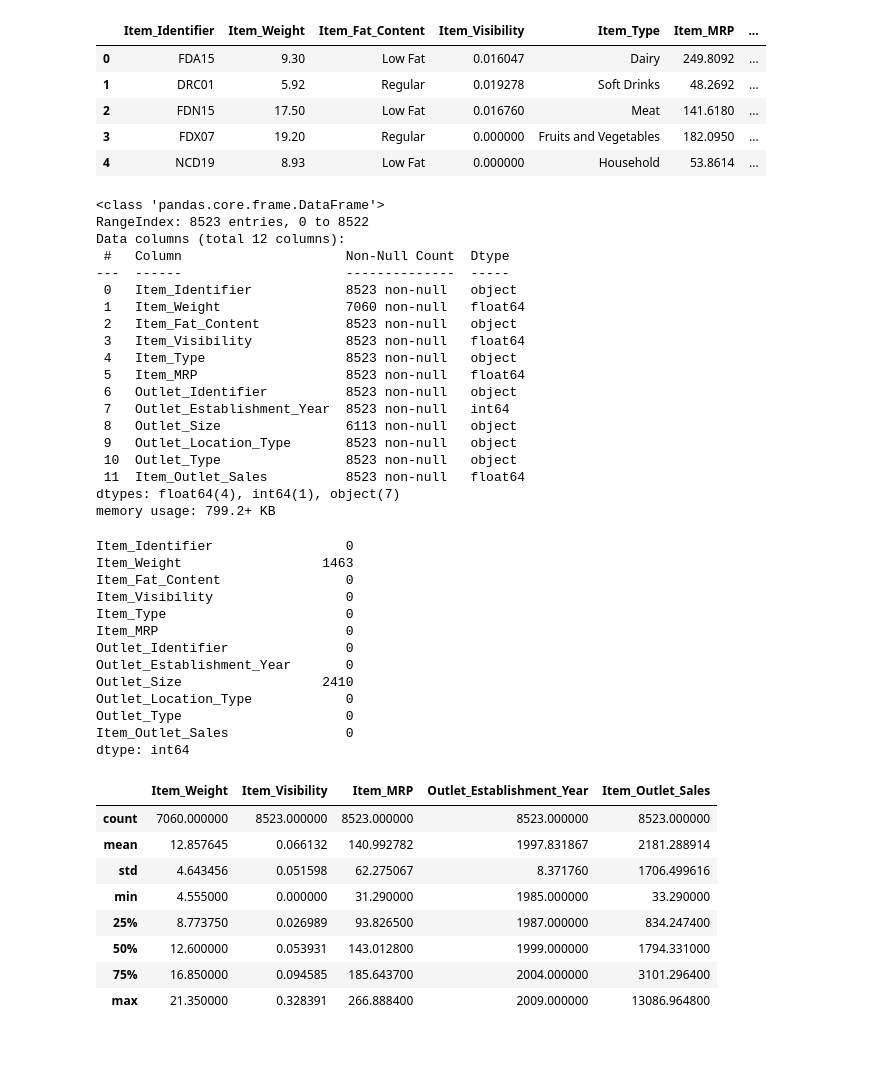
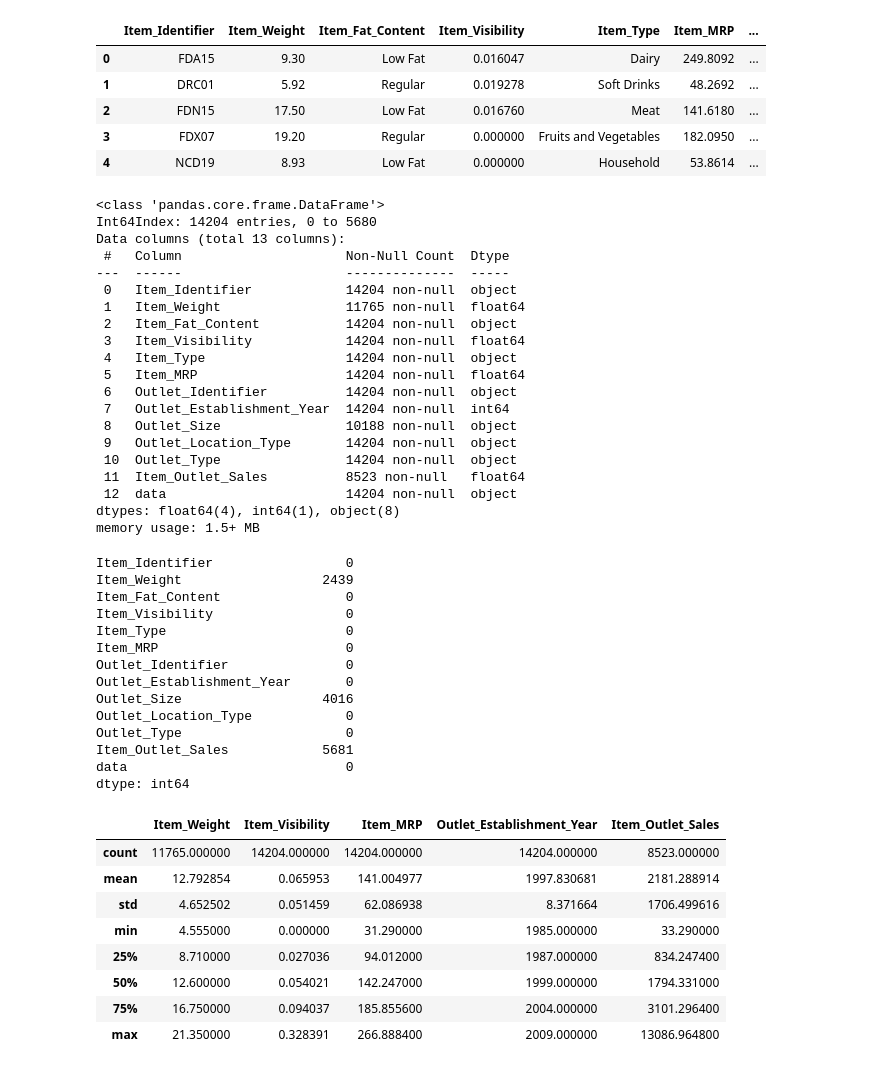
Before and after one commit to farshadsafa/Big-Mart-Sales-prediction, a Jupyter notebook: Big-Mart-Sales-prediction.ipynb, the cells around one changed output. Drawn from its saved outputs; the diff is of its cells as text; code cells hidden in the pictures.

```diff
--- a/Big-Mart-Sales-prediction.ipynb
+++ b/Big-Mart-Sales-prediction.ipynb
@@ -10 +11,8 @@ data=pd.read_csv("train.csv")
+# %%
+train=pd.read_csv("train.csv")
+test=pd.read_csv("test.csv")
+train['data']="train"
+test['data']="test"
+master=pd.concat([train, test])
+master_data=master.copy()
 # %%
@@ -17,55 +25,57 @@ data.head()
 | 3 | FDX07 | 19.20 | Regular | 0.000000 | Fruits and Vegetables | 182.0950 | ... |
 | 4 | NCD19 | 8.93 | Low Fat | 0.000000 | Household | 53.8614 | ... |
 # %%
-data.info()
+master.info()
 ##here we can see how many mising data we have plus the type of each variable.
 # %% [output]
 <class 'pandas.core.frame.DataFrame'>
-RangeIndex: 8523 entries, 0 to 8522
-Data columns (total 12 columns):
+Int64Index: 14204 entries, 0 to 5680
+Data columns (total 13 columns):
  #   Column                     Non-Null Count  Dtype
 ---  ------                     --------------  -----
- 0   Item_Identifier            8523 non-null   object
- 1   Item_Weight                7060 non-null   float64
- 2   Item_Fat_Content           8523 non-null   object
- 3   Item_Visibility            8523 non-null   float64
- 4   Item_Type                  8523 non-null   object
- 5   Item_MRP                   8523 non-null   float64
- 6   Outlet_Identifier          8523 non-null   object
- 7   Outlet_Establishment_Year  8523 non-null   int64
- 8   Outlet_Size                6113 non-null   object
- 9   Outlet_Location_Type       8523 non-null   object
- 10  Outlet_Type                8523 non-null   object
+ 0   Item_Identifier            14204 non-null  object
+ 1   Item_Weight                11765 non-null  float64
+ 2   Item_Fat_Content           14204 non-null  object
+ 3   Item_Visibility            14204 non-null  float64
+ 4   Item_Type                  14204 non-null  object
+ 5   Item_MRP                   14204 non-null  float64
+ 6   Outlet_Identifier          14204 non-null  object
+ 7   Outlet_Establishment_Year  14204 non-null  int64
+ 8   Outlet_Size                10188 non-null  object
+ 9   Outlet_Location_Type       14204 non-null  object
+ 10  Outlet_Type                14204 non-null  object
  11  Item_Outlet_Sales          8523 non-null   float64
-dtypes: float64(4), int64(1), object(7)
-memory usage: 799.2+ KB
+ 12  data                       14204 non-null  object
+dtypes: float64(4), int64(1), object(8)
+memory usage: 1.5+ MB
 # %%
-data.isnull().sum()
+master.isnull().sum()
 #making sure which variables have missing data.
 # %% [output]
 Item_Identifier                 0
-Item_Weight                  1463
+Item_Weight                  2439
 Item_Fat_Content                0
 Item_Visibility                 0
 Item_Type                       0
 Item_MRP                        0
 Outlet_Identifier               0
 Outlet_Establishment_Year       0
-Outlet_Size                  2410
+Outlet_Size                  4016
 Outlet_Location_Type            0
 Outlet_Type                     0
-Item_Outlet_Sales               0
+Item_Outlet_Sales            5681
+data                            0
 dtype: int64
 # %%
-data.describe()
+master.describe()
 #we can see that the item_weight and Item_MRP and Year are relatively well distributed
 # %% [output]
 |  | Item_Weight | Item_Visibility | Item_MRP | Outlet_Establishment_Year | Item_Outlet_Sales |
-| count | 7060.000000 | 8523.000000 | 8523.000000 | 8523.000000 | 8523.000000 |
-| mean | 12.857645 | 0.066132 | 140.992782 | 1997.831867 | 2181.288914 |
-| std | 4.643456 | 0.051598 | 62.275067 | 8.371760 | 1706.499616 |
+| count | 11765.000000 | 14204.000000 | 14204.000000 | 14204.000000 | 8523.000000 |
+| mean | 12.792854 | 0.065953 | 141.004977 | 1997.830681 | 2181.288914 |
+| std | 4.652502 | 0.051459 | 62.086938 | 8.371664 | 1706.499616 |
 | min | 4.555000 | 0.000000 | 31.290000 | 1985.000000 | 33.290000 |
-| 25% | 8.773750 | 0.026989 | 93.826500 | 1987.000000 | 834.247400 |
-| 50% | 12.600000 | 0.053931 | 143.012800 | 1999.000000 | 1794.331000 |
-| 75% | 16.850000 | 0.094585 | 185.643700 | 2004.000000 | 3101.296400 |
+| 25% | 8.710000 | 0.027036 | 94.012000 | 1987.000000 | 834.247400 |
+| 50% | 12.600000 | 0.054021 | 142.247000 | 1999.000000 | 1794.331000 |
+| 75% | 16.750000 | 0.094037 | 185.855600 | 2004.000000 | 3101.296400 |
 | max | 21.350000 | 0.328391 | 266.888400 | 2009.000000 | 13086.964800 |
```
Also changed, not shown: parts of 31 cells of this notebook.
